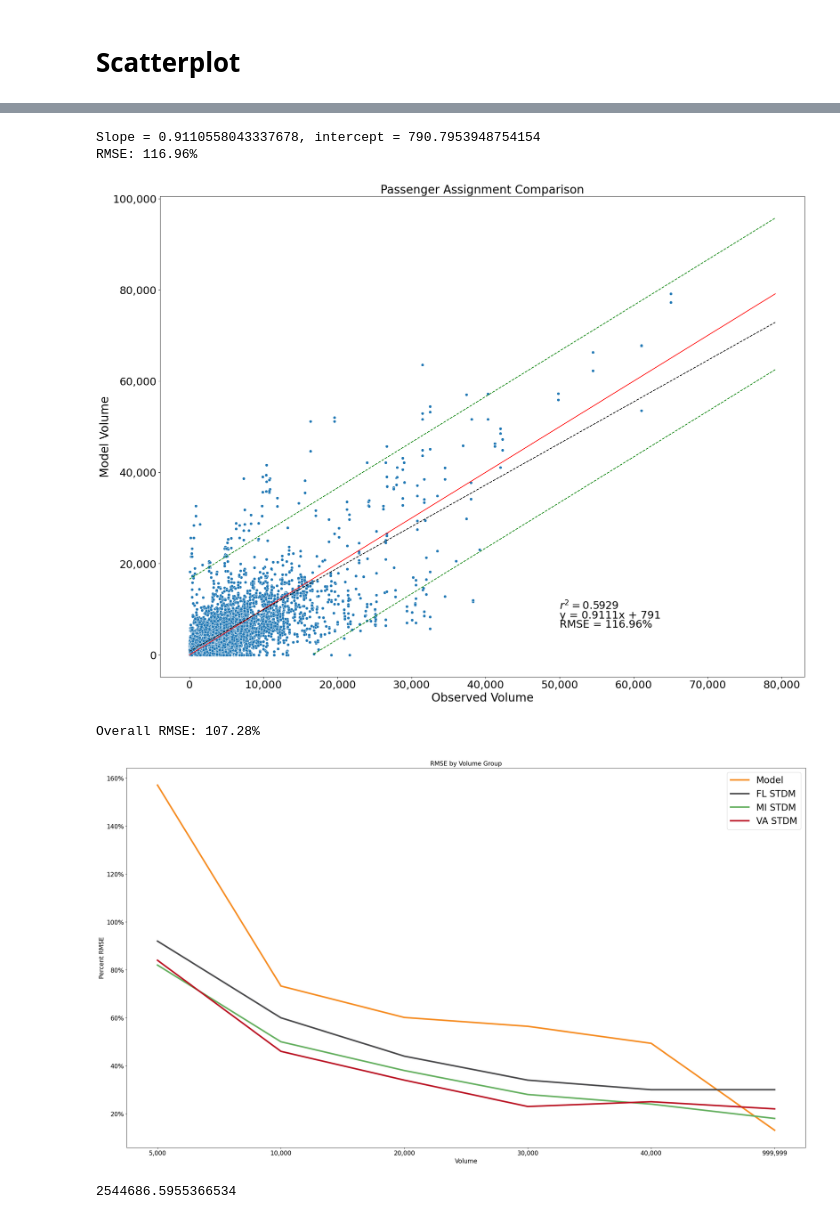
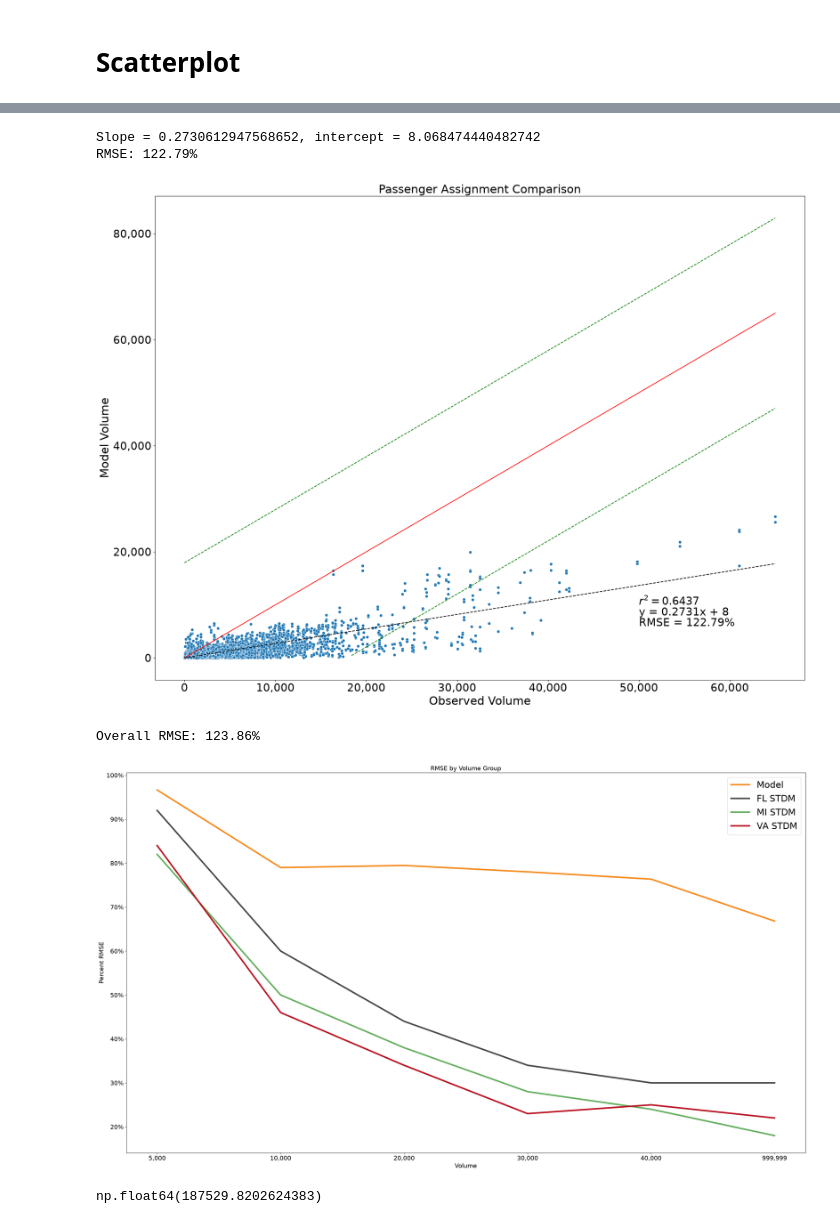
Before and after one commit to RSGInc/IdahoSTDM, a Jupyter notebook: ITDSTDM/programs/python/highway_validation/highway_validation.ipynb, the cells around one changed output, grey strips where cells are left out. Cells and saved outputs as stored; diff of their text form; code cells hidden in the pictures.

```diff
--- a/ITDSTDM/programs/python/highway_validation/highway_validation.ipynb
+++ b/ITDSTDM/programs/python/highway_validation/highway_validation.ipynb
@@ -36,8 +23,8 @@ net['TVOL'] = net['VOL']
 #     if cntdf.shape[0] > 0:
 #         net.loc[i, 'AADT'] = int(cntdf.values[0].replace(",","")) / (2.0 if net.loc[i, 'ONEWAY'] == 0 or net.loc[i, 'DOUBLE_LIN'] == 1 else 1)
 #     if ccntdf.shape[0] > 0:
-#         net.loc[i, 'TAADT'] = int(ccntdf.values[0].replace(",","")) / (2.0 if net.loc[i, 'ONEWAY'] == 0 or net.loc[i, 'DOUBLE_LIN'] == 1 else 1)
+#         net.loc[i, 'TAADT'] = int(ccntdf.values[0].replace(",","")) / (2.0 if x.loc[i, 'ONEWAY'] == 0 or net.loc[i, 'DOUBLE_LIN'] == 1 else 1)
 #     if pcntdf.shape[0] > 0:
 #         net.loc[i, 'PAADT'] = int(pcntdf.values[0].replace(",","")) / (2.0 if net.loc[i, 'ONEWAY'] == 0 or net.loc[i, 'DOUBLE_LIN'] == 1 else 1)
 counts = pd.read_csv('netcounts.csv')
-net = net.merge(counts, how = 'left', on = ['A', 'B'])
+net2 = net.merge(counts, how = 'left', on = ['A', 'B'])
@@ -48,9 +32,14 @@ net = net.merge(counts, how = 'left', on = ['A', 'B'])
 # VMT Comparison
 # %%
 # VMT comparison
-x = net[net['AADT'].fillna(0) > 0].copy()
-x['model_vmt'] = x['TVOL'] * x['DIST']
-x['obs_vmt'] = x['AADT'] * x['DIST']
+net3 = net2[net2['AADT'].fillna(0) > 0].copy()
+net4 = net3[net3['VOL'].fillna(0) > 0].copy()
+net4['model_vmt'] = net4['VOL'] * net4['DIST']
+net4['obs_vmt'] = (net4['AADT']/2) * net4['DIST']
 
-x[['obs_vmt', 'model_vmt']].sum().map('{:,.2f}'.format)
+net4[['obs_vmt', 'model_vmt']].sum().map('{:,.2f}'.format)
+
+net4.to_csv("net4.csv")
+
+print(net4[['obs_vmt', 'model_vmt']].sum())
 # %% [output]
@@ -66,10 +51,12 @@ print(f"{(net['VOL'] * net['DIST']).sum():,.0f}")
 # %%
 ftype_colors = {1: 'red', 2: 'blue', 3: 'green', 4: 'black', 5: 'black', 6: 'black'}
 
-plot_data = net[net['AADT'] > 0].rename(columns = {'AADT': 'Count', 'TVOL': 'Model'})
+net4['AADT'] = net4['AADT'] / 2
+plot_data = net4[net4['AADT'] > 0].rename(columns = {'AADT': 'Count', 'VOL': 'Model'})
 
 m,b = np.polyfit(plot_data['Count'], plot_data['Model'], 1)
 poly1d_fn = np.poly1d(np.polyfit(plot_data['Count'], plot_data['Model'], 1))
+
 print(f"Slope = {m}, intercept = {b}")
 
 print(f"RMSE: {np.sqrt(((plot_data.Model - plot_data.Count)**2).sum() / plot_data.shape[0]) / (plot_data.Count.sum() / (plot_data.Count.count()-1)):.2%}")
@@ -139,13 +126,11 @@ RMSE: 238.15%
 # %%
 ftype_colors = {1: 'red', 2: 'blue', 3: 'green', 4: 'black', 5: 'black', 6: 'black'}
 
-plot_data = net[net['PAADT'] > 0].rename(columns = {'PAADT': 'Count'})
+plot_data = net4[net4['PAADT'] > 0].rename(columns = {'PAADT': 'Count'})
 plot_data['Model'] = plot_data[['SOVAMS', 'HOV2AMS', 'HOV3PAMS', 'EXTAM', 'SOVAML', 'HOV2AML', 'HOV3PAML',
       'SOVMDS', 'HOV2MDS', 'HOV3PMDS', 'EXTMD', 'SOVMDL', 'HOV2MDL', 'HOV3PMDL', 'SOVPMS', 'HOV2PMS',
       'HOV3PPMS', 'EXTPM', 'SOVPML', 'HOV2PML', 'HOV3PPML', 'SOVNTS', 'HOV2NTS', 'HOV3PNTS', 'EXTNT',
       'SOVNTL', 'HOV2NTL', 'HOV3PNTL']].sum(1)
-
-
 
 m,b = np.polyfit(plot_data['Count'], plot_data['Model'], 1)
 poly1d_fn = np.poly1d(np.polyfit(plot_data['Count'], plot_data['Model'], 1))
@@ -175,17 +160,17 @@ plt.xlabel('Observed Volume', fontsize=24)
 ax.yaxis.set_major_formatter(matplotlib.ticker.StrMethodFormatter('{x:,.0f}'))
 ax.xaxis.set_major_formatter(matplotlib.ticker.StrMethodFormatter('{x:,.0f}'))
 # %% [output]
-Slope = 0.9110558043337678, intercept = 790.7953948754154
-RMSE: 116.96%
+Slope = 0.2730612947568652, intercept = 8.068474440482742
+RMSE: 122.79%
-[figure, old version]
+[figure, new version]
 # %%
-net['diff'] = net['TVOL'] - net['AADT']
-net['adiff'] = (net['TVOL'] - net['AADT']).abs()
-net['rms_diff'] = np.sqrt((net['TVOL'] - net['AADT'])**2.0)
+net4['diff'] = net4['VOL'] - net4['AADT']
+net4['adiff'] = (net4['VOL'] - net4['AADT']).abs()
+net4['rms_diff'] = np.sqrt((net4['VOL'] - net4['AADT'])**2.0)
 
-net.loc[net['AADT'] == 0, ['diff', 'adiff', 'rms_diff']] = 0
+net4.loc[net4['AADT'] == 0, ['diff', 'adiff', 'rms_diff']] = 0
 
-net.to_file(r'C:\projects\IdahoSTDM\ITD_STDM\Models\BaseYear\Development\ITDSTDM_03252025\outputs2020\net_w_cnts.shp')
+net4.to_file(r'E:\E-Data\Projects\Clients\ITD\IdahoSTDM\Models\BaseYear\Development\ITDSTDM\outputs2020\net_w_cnts.shp')
 # %%
 # Based on
 VOLUME_GROUPS = [0, 5_000, 10_000, 20_000, 30_000, 40_000, 999_999]
@@ -196,40 +181,40 @@ RMSE_LIMITS = [92, 60, 44, 34, 30, 30] # Florida Acceptable
 RMSE_LIMITS2 = [82, 50, 38, 28, 24, 18] # Michigan
 RMSE_LIMITS3 = [84, 46, 34, 23, 25, 22] # Virginia
 
-x = net[net['AADT'] > 0].rename(columns = {'AADT': 'Count', 'TVOL': 'Model'})
+x = net4[net4['AADT'] > 0].rename(columns = {'AADT': 'Count', 'VOL': 'Model'})
 x['VG'] = pd.cut(x['Count'], VOLUME_GROUPS, labels = np.arange(1, len(VOLUME_GROUPS)))
 
 def rmse(x):
     return((np.sqrt(x.sum() / x.shape[0])))
 
 rmse_table = x.assign(diff = lambda x: (x['Model'] - x['Count']) ** 2).groupby('VG').agg(n = ('Model', 'count'), rmse = ('diff', rmse), cnt = ('Count', np.mean)).assign(pct_rmse = lambda x: 100.0 * x['rmse'] / x.cnt).assign(VG_LIMIT = RMSE_LIMITS).assign(VG_LIMIT2 = RMSE_LIMITS2).assign(VG_LIMIT3 = RMSE_LIMITS3)
 
 print(f'Overall RMSE: {rmse((x['Model'] - x['Count']) ** 2) / x.Count.mean():,.2%}')
 
 fig, ax = plt.subplots(figsize=(32, 18))
 plot_idx = 111
 plt.subplot(plot_idx)
 sns.lineplot(x=rmse_table.index, y=rmse_table.pct_rmse / 100.0, ax=ax, color = '#F68B1F', linewidth=4.0, label = 'Model')
 sns.lineplot(x=rmse_table.index, y=rmse_table.VG_LIMIT / 100.0, ax=ax, color = '#48484A', linewidth=4.0, label = 'FL STDM')
 sns.lineplot(x=rmse_table.index, y=rmse_table.VG_LIMIT2 / 100.0, ax=ax, color = '#63AF5E', linewidth=4.0, label = 'MI STDM')
 sns.lineplot(x=rmse_table.index, y=rmse_table.VG_LIMIT3 / 100.0, ax=ax, color = '#BA1222', linewidth=4.0, label = 'VA STDM')
 # sns.lineplot(x = x_pred, y = fun2(x_pred), color = 'green')
 # sns.lineplot(x = x_pred, y = fun3(x_pred), color = 'green')
 # # sns.lineplot(x = x_pred, y = poly1d_fn(x_pred), ax = ax, color = 'black', linestyle='dashed')
 # sns.scatterplot(data = plot_data, x = 'TOT_COUNT', y = 'TOT_MODEL') #, c = plot_data['FTYPE'].map(ftype_colors))
 plt.legend(fontsize = 24)
 plt.title(f"RMSE by Volume Group", fontsize=16)
 plt.xticks(fontsize=16, ticks = np.arange(1, len(VOLUME_GROUPS)), labels = [f'{x:,.0f}' for x in VOLUME_GROUPS[1:]])
 plt.yticks(fontsize=16)
 plt.ylabel('Percent RMSE', fontsize=16)
 plt.xlabel('Volume', fontsize=16)
 ax.yaxis.set_major_formatter(matplotlib.ticker.StrMethodFormatter('{x:.0%}'))
 
 # ax.xaxis.set_major_formatter(matplotlib.ticker.StrMethodFormatter('{x:,.0f}'))
 # %% [output]
-Overall RMSE: 107.28%
+Overall RMSE: 123.86%
-[figure, old version]
+[figure, new version]
 # %%
-((net['EXTAM'] + net['EXTMD'] + net['EXTPM'] + net['EXTNT']) * net['DIST']).sum()
+((net4['EXTAM'] + net4['EXTMD'] + net4['EXTPM'] + net4['EXTNT']) * net4['DIST']).sum()
 # %% [output]
-2544686.5955366534
+np.float64(187529.8202624383)
```
Also changed, not shown: parts of 7 cells of this notebook, 2 other files.
